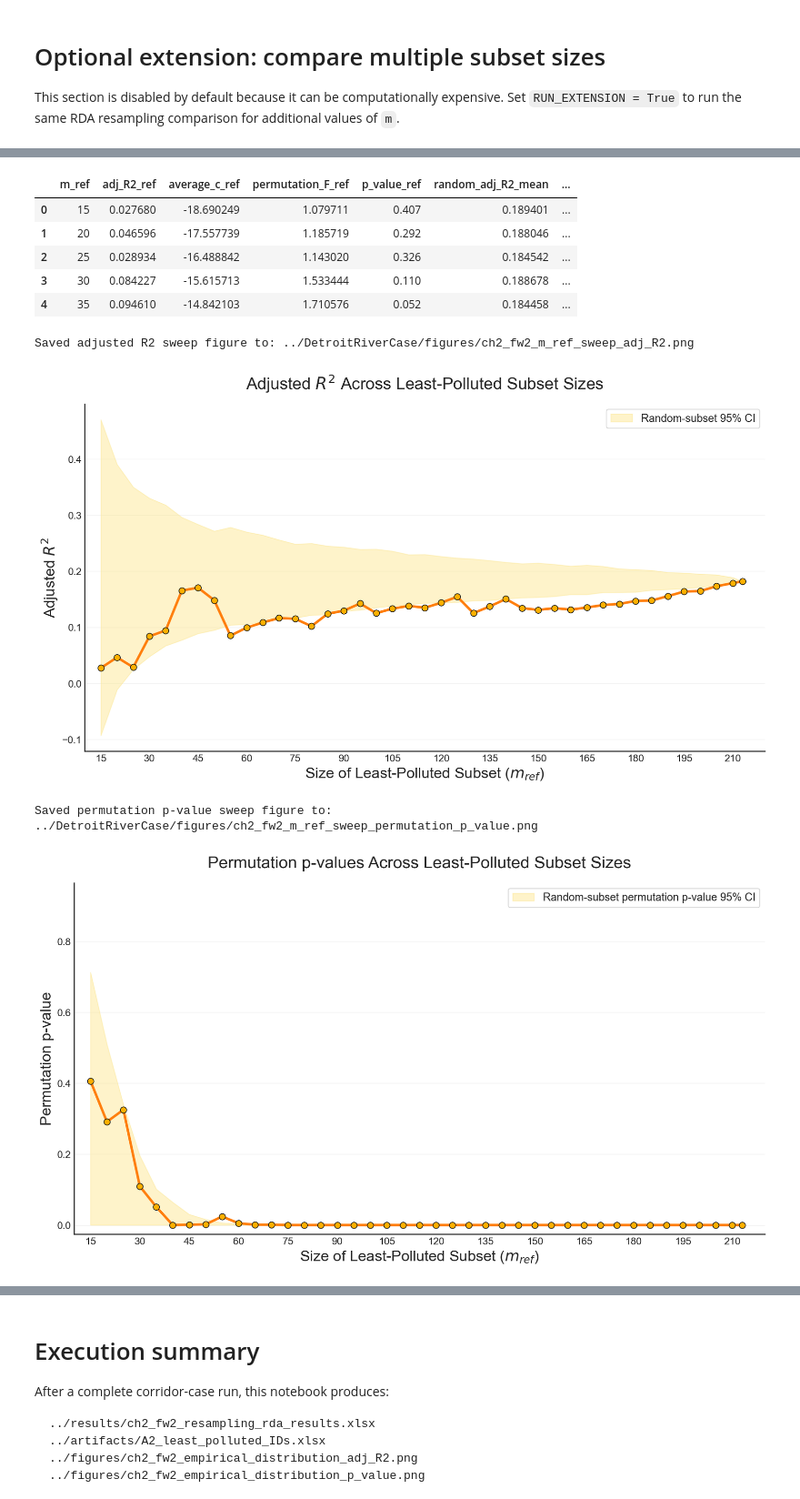
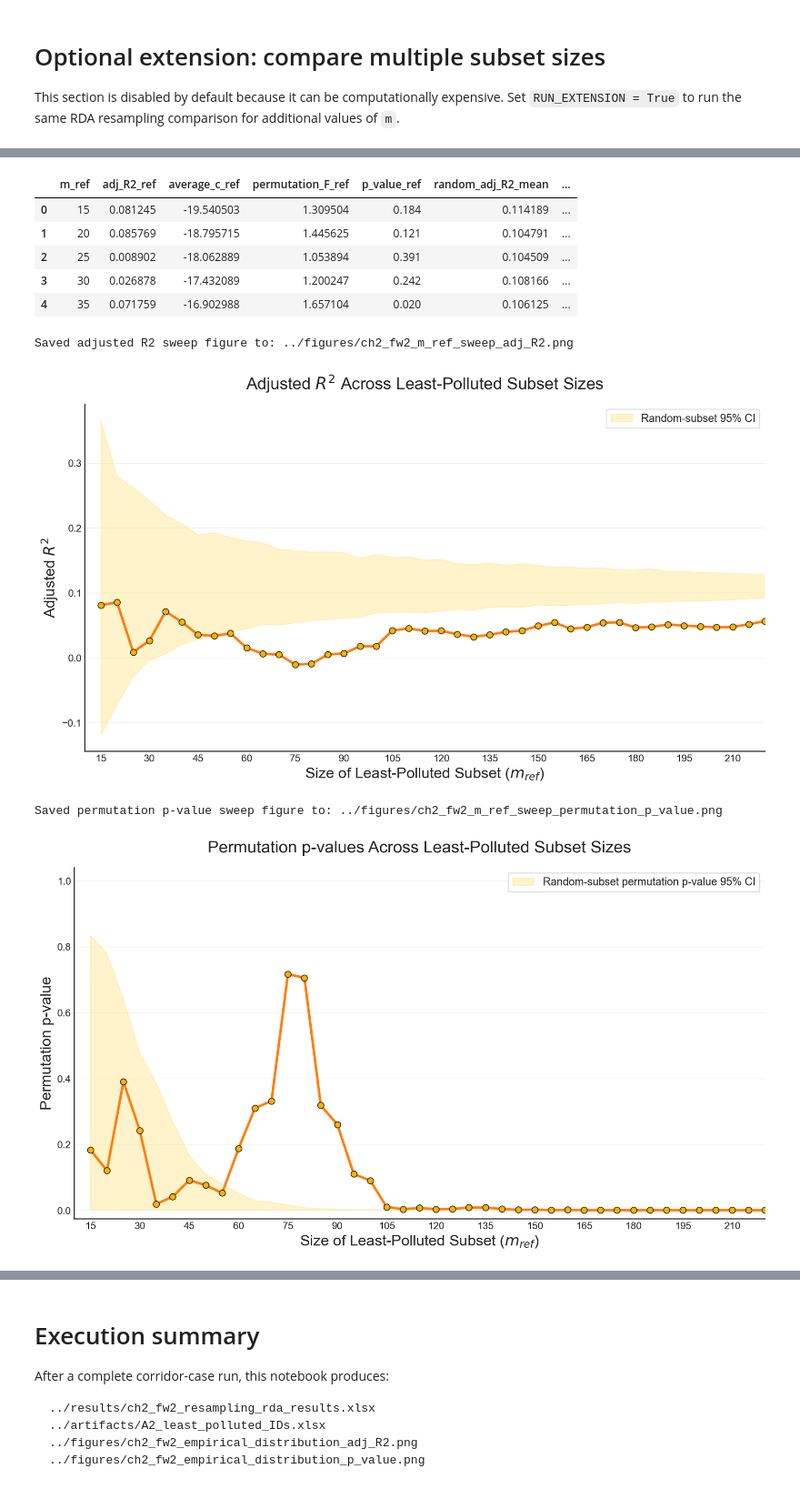
Before and after one commit to Gufeng-2002/thesisproject-codebase, a Jupyter notebook: codespace/notebooks/ch2_framework2.ipynb, the cells around one changed output, grey strips where cells are left out. Shown at 91% size. Drawn from its saved outputs; the diff is of its cells as text; code cells hidden in the pictures.

```diff
--- a/codespace/notebooks/ch2_framework2.ipynb
+++ b/codespace/notebooks/ch2_framework2.ipynb
@@ -18,7 +18,7 @@ Load the site metadata, taxa matrix, and Framework 1 chemical-stressor artifact.
 from pathlib import Path
 import pandas as pd
 
-STUDY_CASE = "DR"  # Set to "DR" to use the hard-saved Detroit River case inputs.
+STUDY_CASE = "corridor"  # Set to "DR" to use the hard-saved Detroit River case inputs.
 SITE_ID_COLUMN = "Integrated Code"
 
 if STUDY_CASE == "DR":
@@ -114,7 +114,7 @@ SELECTED_COLUMNS = STRESSOR_COLUMNS + [SCORE_COLUMN]
 TAXA_COLUMNS = T.columns.tolist()
 
 # Main reference-subset validation setting
-M_REFERENCE = 25
+M_REFERENCE = 62
 N_RANDOM_SUBSETS = 1000
 PERMUTATIONS = 999
 RANDOM_STATE = 66
@@ -987,7 +990,7 @@ P-value figure: ../DetroitRiverCase/figures/ch2_fw2_empirical_distribution_p_val
 
 This section is disabled by default because it can be computationally expensive. Set `RUN_EXTENSION = True` to run the same RDA resampling comparison for additional values of `m`.
 # %%
-RUN_EXTENSION = False
+RUN_EXTENSION = True
 
 EXTENSION_M_VALUES_CANDIDATE = [30, 50, 100, 200]
 EXTENSION_M_VALUES = [m_value for m_value in EXTENSION_M_VALUES_CANDIDATE if m_value <= N_STUDY_SITES]
@@ -1096,8 +1123,12 @@ def plot_sweep_metric_summary(
     ax.set_xlabel(r"Size of Least-Polluted Subset ($m_{ref}$)")
     ax.set_ylabel(y_label)
     # x-ticks
-    ax.set_xticks(np.arange(15, 221, 15))
-    ax.set_xlim(10, 220)
+    if STUDY_CASE == 'DR':
+        ax.set_xticks(np.arange(15, 221, 15))
+        ax.set_xlim(10, 220)
+    else:
+        ax.set_xticks(np.arange(15, 320, 15))
+        ax.set_xlim(10, 320)
     ax.grid(axis="y", alpha=0.25)
     ax.spines["top"].set_visible(False)
     ax.spines["right"].set_visible(False)
@@ -1325,13 +1356,4 @@ m_ref_sweep_outputs = sweep_least_polluted_subset_rda(
 
 m_ref_sweep_summary = m_ref_sweep_outputs["summary"]
 m_ref_sweep_detailed_results = m_ref_sweep_outputs["detailed_results"]
-
-print("Least-polluted subset sweep summary")
-display(m_ref_sweep_summary.head())
-print(f"Saved adjusted R2 sweep figure to: {M_REF_SWEEP_FIGURE_PATH}")
-display(m_ref_sweep_outputs["figure"])
-print(f"Saved permutation p-value sweep figure to: {M_REF_SWEEP_PVALUE_FIGURE_PATH}")
-display(m_ref_sweep_outputs["p_value_figure"])
-plt.close(m_ref_sweep_outputs["figure"])
-plt.close(m_ref_sweep_outputs["p_value_figure"])
 # %% [output]
@@ -1354,11 +1376,11 @@ Completed least-polluted subset sweep in 36.5 minutes
 Least-polluted subset sweep summary
 |  | m_ref | adj_R2_ref | average_c_ref | permutation_F_ref | p_value_ref | random_adj_R2_mean | ... |
-| 0 | 15 | 0.027680 | -18.690249 | 1.079711 | 0.407 | 0.189401 | ... |
-| 1 | 20 | 0.046596 | -17.557739 | 1.185719 | 0.292 | 0.188046 | ... |
-| 2 | 25 | 0.028934 | -16.488842 | 1.143020 | 0.326 | 0.184542 | ... |
-| 3 | 30 | 0.084227 | -15.615713 | 1.533444 | 0.110 | 0.188678 | ... |
-| 4 | 35 | 0.094610 | -14.842103 | 1.710576 | 0.052 | 0.184458 | ... |
+| 0 | 15 | 0.081245 | -19.540503 | 1.309504 | 0.184 | 0.114189 | ... |
+| 1 | 20 | 0.085769 | -18.795715 | 1.445625 | 0.121 | 0.104791 | ... |
+| 2 | 25 | 0.008902 | -18.062889 | 1.053894 | 0.391 | 0.104509 | ... |
+| 3 | 30 | 0.026878 | -17.432089 | 1.200247 | 0.242 | 0.108166 | ... |
+| 4 | 35 | 0.071759 | -16.902988 | 1.657104 | 0.020 | 0.106125 | ... |
-Saved adjusted R2 sweep figure to: ../DetroitRiverCase/figures/ch2_fw2_m_ref_sweep_adj_R2.png
+Saved adjusted R2 sweep figure to: ../figures/ch2_fw2_m_ref_sweep_adj_R2.png
-[figure, old version]
+[figure, new version]
-Saved permutation p-value sweep figure to: ../DetroitRiverCase/figures/ch2_fw2_m_ref_sweep_permutation_p_value.png
+Saved permutation p-value sweep figure to: ../figures/ch2_fw2_m_ref_sweep_permutation_p_value.png
-[figure, old version]
+[figure, new version]
```
Also changed, not shown: parts of 8 cells of this notebook, 12 other files.
